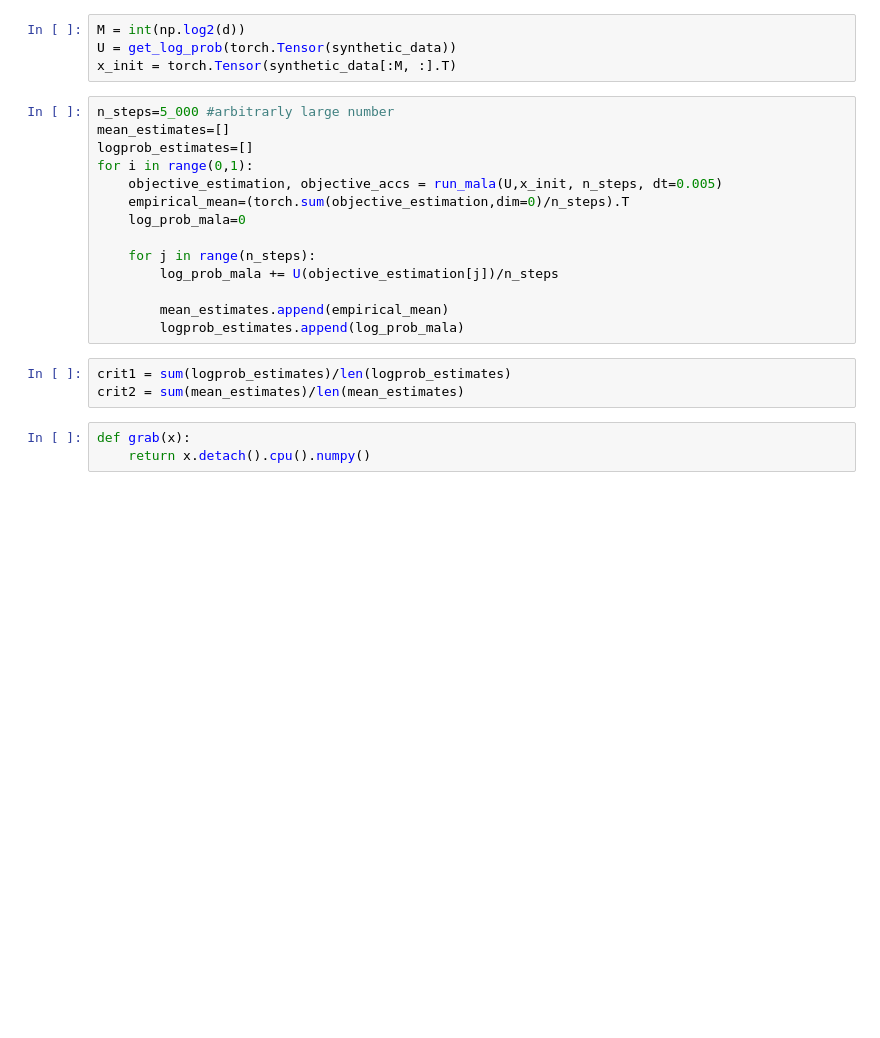
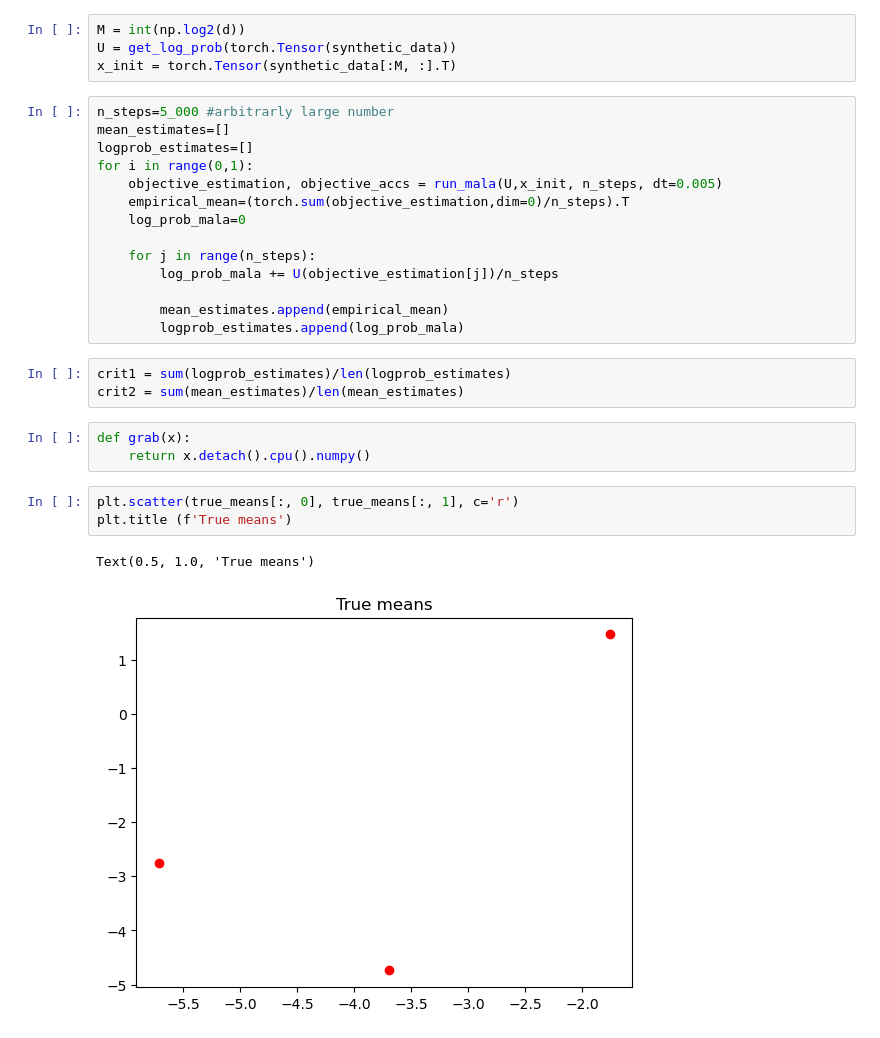
Before and after one commit to IliesElJ/MALA_vs_EM, a Jupyter notebook: gmm_mala_em.ipynb, the cells around one changed output. Saved outputs shown, nothing was run; the diff lists cells and outputs as text; blank space fills up the shorter version.

```diff
--- a/gmm_mala_em.ipynb
+++ b/gmm_mala_em.ipynb
@@ -455,4 +438,10 @@ crit2 = sum(mean_estimates)/len(mean_estimates)
 # %%
 def grab(x):
     return x.detach().cpu().numpy()
+# %%
+plt.scatter(true_means[:, 0], true_means[:, 1], c='r')
+plt.title (f'True means')
+# %% [output]
+Text(0.5, 1.0, 'True means')
+[figure, added]
 # %%
```
Also changed, not shown: parts of 10 cells of this notebook.
